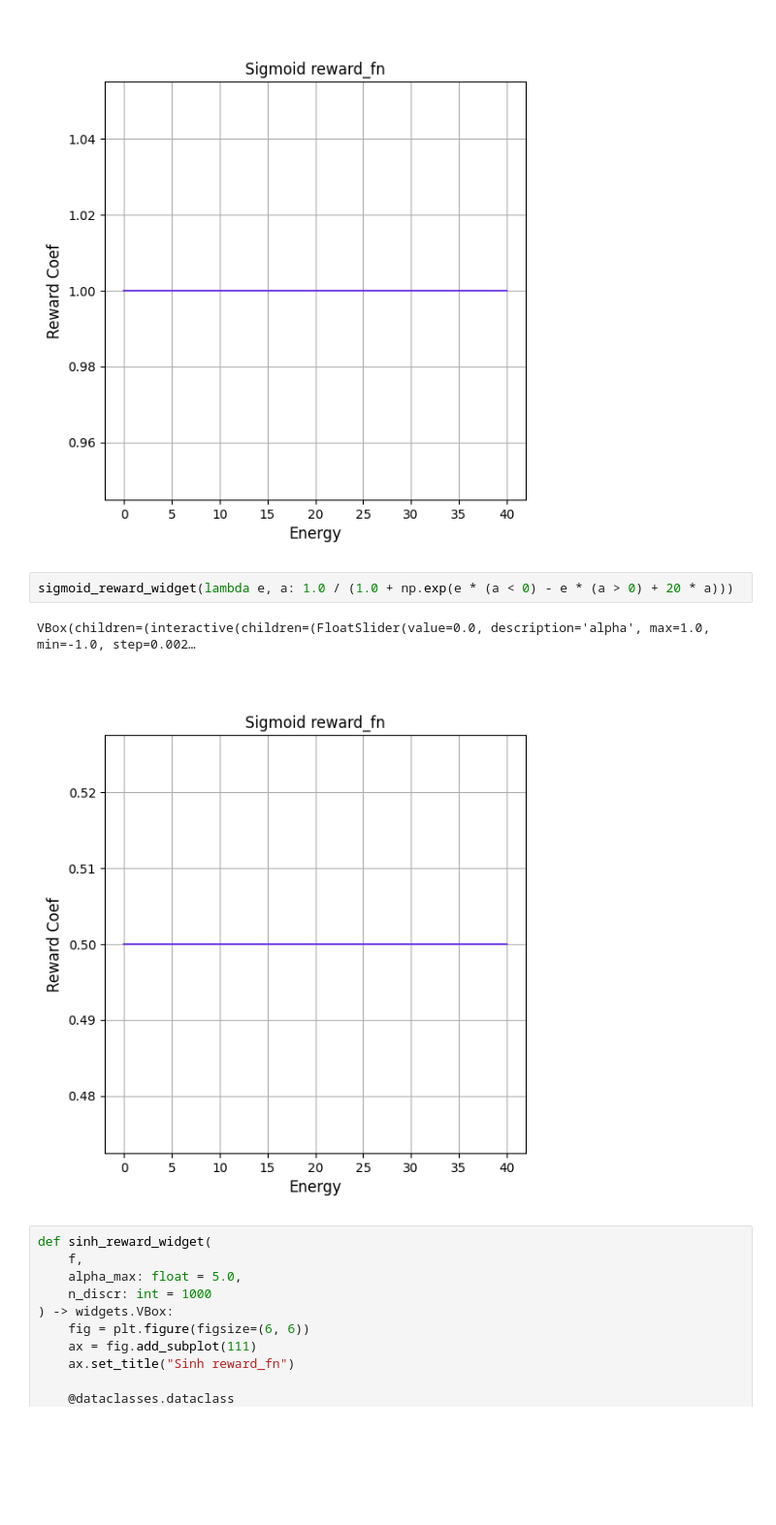
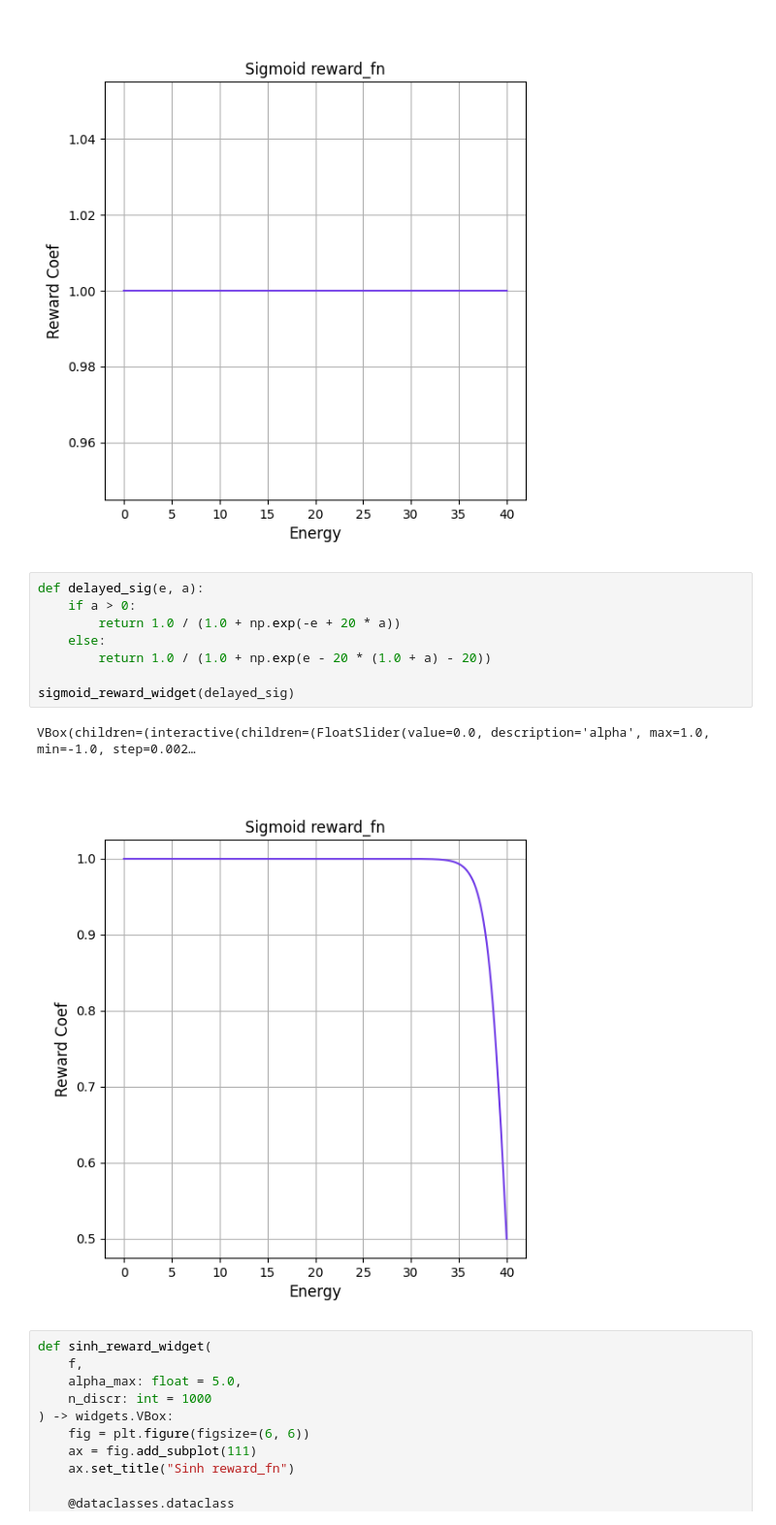
Before and after one commit to oist/emevo, a Jupyter notebook: notebooks/reward_fn.ipynb, the cells around one changed output. Shown: that part at 97% size. Cells and saved outputs as stored; diff of their text form; blank space fills up the shorter version.

Commit message:
new delayed sig in notebook

```diff
--- a/notebooks/reward_fn.ipynb
+++ b/notebooks/reward_fn.ipynb
@@ -76,10 +76,16 @@ sigmoid_reward_widget(lambda e, a: 2.0 / (1.0 + np.exp(- e * a)) - (a > 0))
 VBox(children=(interactive(children=(FloatSlider(value=0.0, description='alpha', max=1.0, min=-1.0, step=0.002…
 [figure]
 # %%
-sigmoid_reward_widget(lambda e, a: 1.0 / (1.0 + np.exp(e * (a < 0) - e * (a > 0) + 20 * a)))
+def delayed_sig(e, a):
+    if a > 0:
+        return 1.0 / (1.0 + np.exp(-e + 20 * a))
+    else:
+        return 1.0 / (1.0 + np.exp(e - 20 * (1.0 + a) - 20))
+
+sigmoid_reward_widget(delayed_sig)
 # %% [output]
 VBox(children=(interactive(children=(FloatSlider(value=0.0, description='alpha', max=1.0, min=-1.0, step=0.002…
-[figure, old version]
+[figure, new version]
 # %%
 def sinh_reward_widget(
     f,
```
